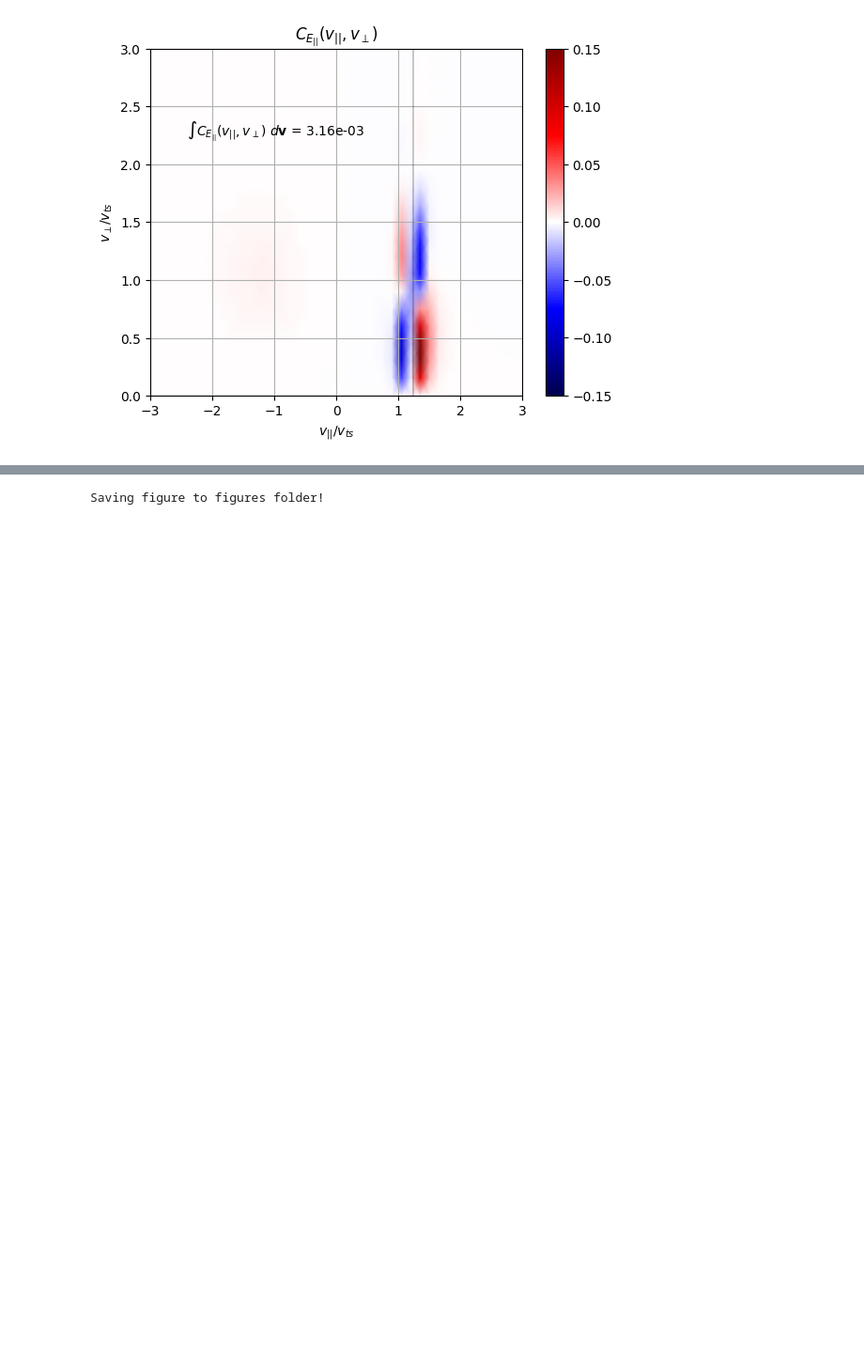
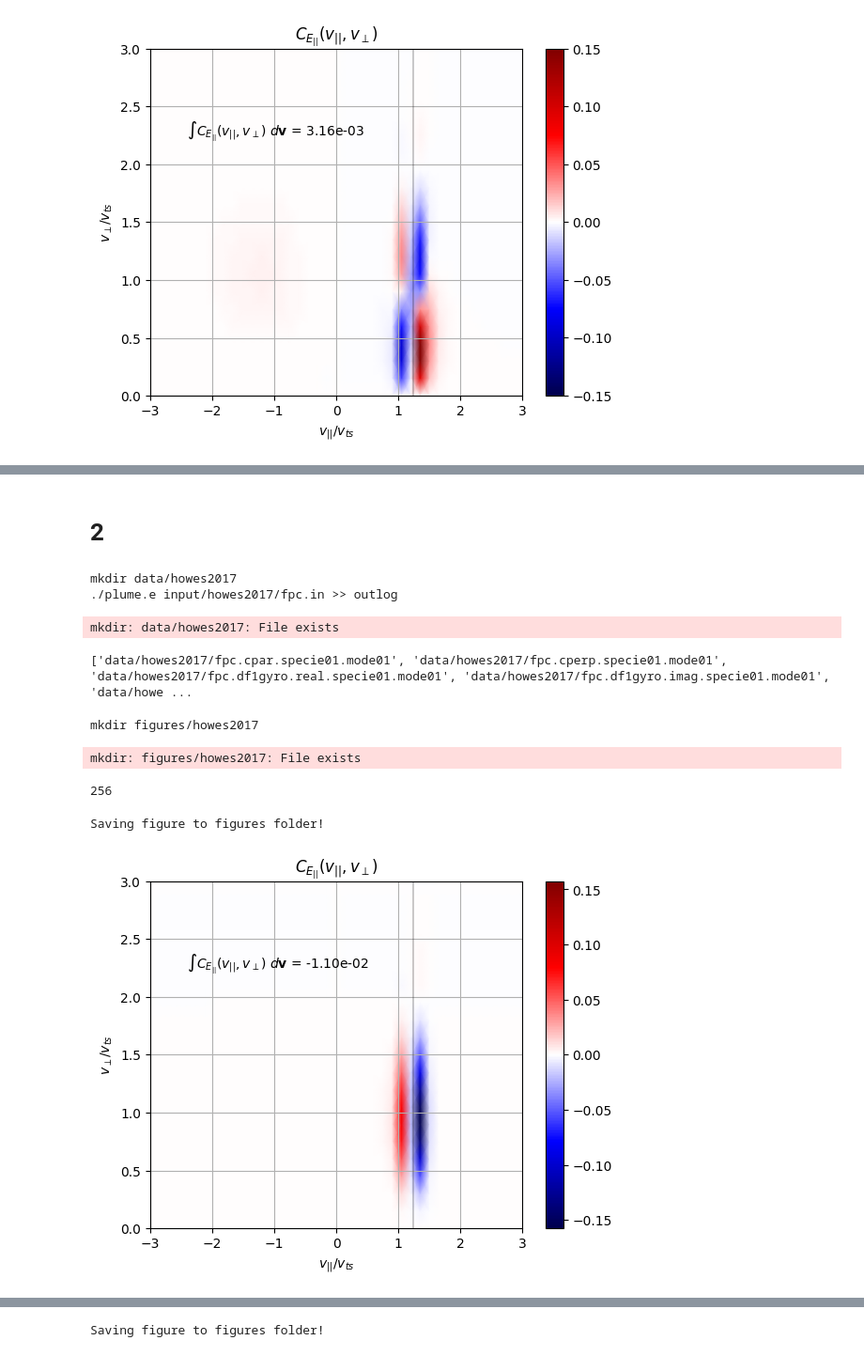
Before and after one commit to kgklein/PLUME, a Jupyter notebook: examplelinfpc.ipynb, the cells around one changed output, grey strips where cells are left out. Shown at 94% size. Drawn from its saved outputs; the diff is of its cells as text; code cells hidden in the pictures; blank space fills up the shorter version.

```diff
--- a/examplelinfpc.ipynb
+++ b/examplelinfpc.ipynb
@@ -353,0 +415,10 @@ Saving figure to figures folder!
+# %% [markdown]
+# 2
+# %%
+vperpmin = .0
+vperpmax = 3
+vparmin = -3
+vparmax = 3
+delv = .15
+elecdircontribution = 2. #If equal to 1. 2. or 3., will return contribution to signatures by Eperp1, Eperp2, Epar in isolation. Leave alone if unsure what this means. Note, this relates to the contribution by the individual elements of the susc tensor...
+plumeinput.set_fpc(vperpmin,vperpmax,vparmin,vparmax,delv,elecdircontribution=elecdircontribution)
@@ -353,0 +436,15 @@ Saving figure to figures folder!
+# %%
+importlib.reload(lfpc)
+
+inputflnm = inputfldr+'fpc'
+outputflnm = 'fpc'
+cdataflnms = lfpc.compute_fpc_from_root(plumeinput,roots[rootidx],inputflnm,outputflnm)
+# %% [output]
+mkdir data/howes2017
+./plume.e input/howes2017/fpc.in >> outlog
+mkdir: data/howes2017: File exists
+# %%
+#Files produced by above command
+print(cdataflnms)
+# %% [output]
+['data/howes2017/fpc.cpar.specie01.mode01', 'data/howes2017/fpc.cperp.specie01.mode01', 'data/howes2017/fpc.df1gyro.real.specie01.mode01', 'data/howes2017/fpc.df1gyro.imag.specie01.mode01', 'data/howe ...
@@ -353,0 +458,16 @@ Saving figure to figures folder!
+# %%
+cmd = 'mkdir figures/'+filetag
+print(cmd)
+os.system(cmd)
+# %% [output]
+mkdir figures/howes2017
+mkdir: figures/howes2017: File exists
+256
+# %%
+importlib.reload(lp)
+
+lp.plotlinfpc_gyro(iondatacpar,filetag+'/'+filetag+'.png',plotresonant=True) #plotresonant attempts to calculate expected resonant velocity of landau damping and plots a vertical line there
+                                                                          #as $\int_{-\infty}^{+\infty} C_E_{||} = j_{||}E_{||}$ it useful to consider this quantity
+# %% [output]
+Saving figure to figures folder!
+[figure, added]
```
Also changed, not shown: parts of 32 cells of this notebook, 6 other files.
